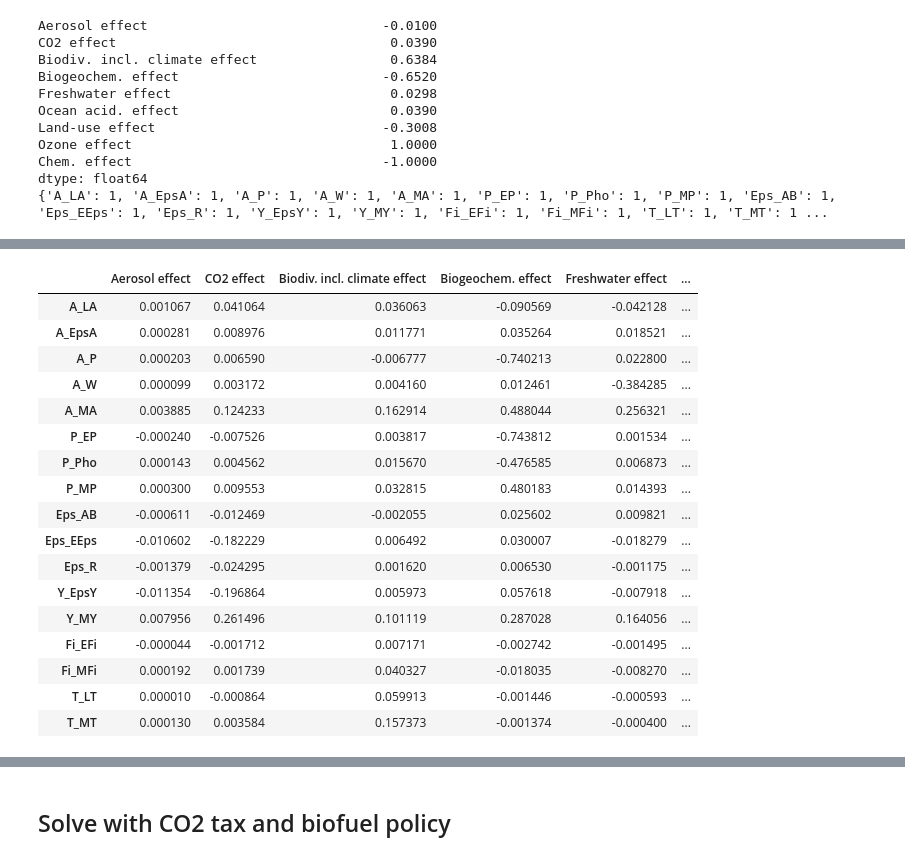
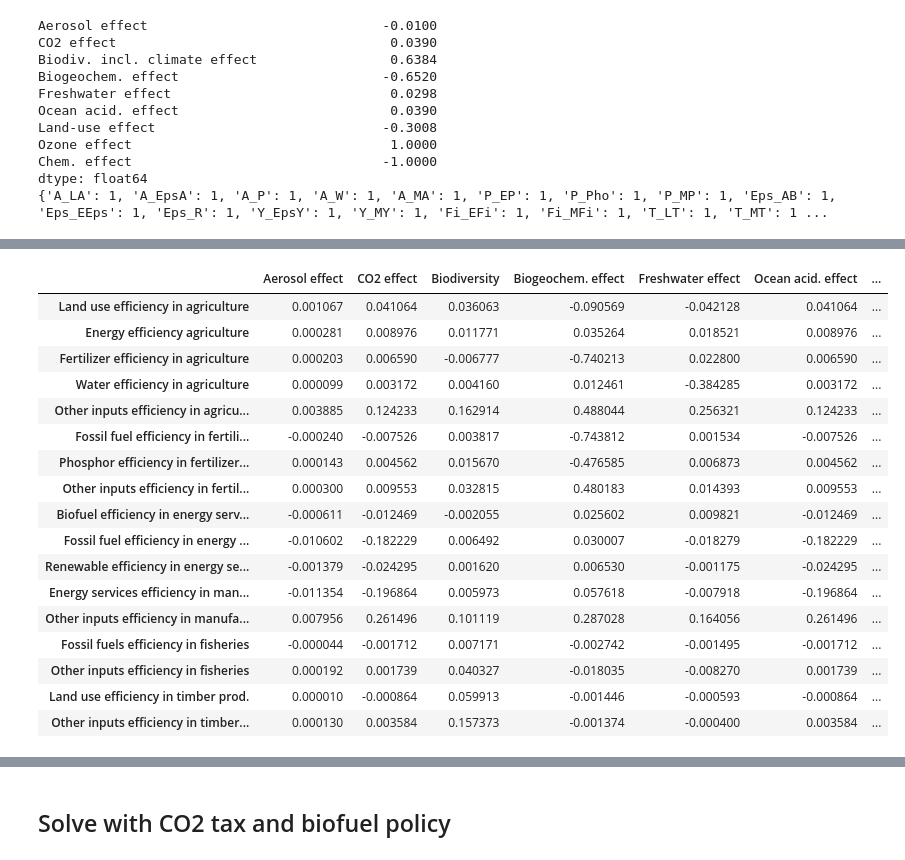
Before and after one commit to gustavengstrom/pbtech, a Jupyter notebook: PB-simulation_Nature_Communications - Final.ipynb, the cells around one changed output, grey strips where cells are left out. Saved outputs shown, nothing was run; the diff lists cells and outputs as text; code cells hidden in the pictures.

```diff
--- a/PB-simulation_Nature_Communications - Final.ipynb
+++ b/PB-simulation_Nature_Communications - Final.ipynb
@@ -127,8 +141,15 @@ for combo in tqdm(combinations[1:], total=len(combinations)):
         print(combo)
     elif all([s < 0 for s in list(pb_sum)[0:7]]):
         good_for_pb_combos_exclude_ozone_chem.append(combo)
-    print(combo)
-    print(pb_sum)
-    break
+    #print(combo)
+    #print(pb_sum)
+    #break
+
+[False False False  True  True False  True]
+[False False False  True  True False  True]
+[False  True False  True  True  True False]
+[False False False  True  True False  True]
+[False False False  True  True False  True]
+[False  True False  True  True  True False]
 # %% [output]
 Number of combinations:  131072
@@ -183,11 +210,13 @@ from matplotlib.colors import LinearSegmentedColormap
 
 # Calculate how each resp tech change efffects PB´s
 prod_change = {}
-for k, v in sm.prod_change_dict.items():
+for ii, (k, v) in enumerate(sm.prod_change_dict.items()):
     sm.prod_change_dict[k] = 1
     df_carbontax_quantities, df_carbontax_prices = sm.gen_results(
         robust_check=False, biofuel_tax=0
     )
+    if ii==0:
+        dfc=df_carbontax_quantities
     pb = sm.pb_effects(df_carbontax_quantities)
     sm.prod_change_dict[k] = 0
     pb_sum = pb[pb.columns[4:]].sum()
@@ -251,13 +280,17 @@ def background_with_norm(s):
             for c in cmap(norm(s.values))
         ]
 
-
+df = df.rename(columns={"Biodiv. incl. climate effect":"Biodiversity"})
 df["Ozone effect"] = df[["Ozone effect"]].astype(int)
 df["Chem. effect"] = df[["Chem. effect"]].astype(int)
-dfs = df.style.apply(background_with_norm).format(
-    "{:,}", subset=["Ozone effect", "Chem. effect"]
-)
+df = df.iloc[:,0:7]
+df.index = list(tech_param_desc.values())
+dfs = df.style.apply(background_with_norm)
+#.format(
+#    "{:,}", subset=["Ozone effect", "Chem. effect"]
+#)
 
-dfi.export(dfs, "styled_table.png")
+
+dfi.export(dfs, "styled_table.png", table_conversion='matplotlib')
 dfs
 # %% [output]
@@ -265,18 +314,18 @@ dfs
-|  | Aerosol effect | CO2 effect | Biodiv. incl. climate effect | Biogeochem. effect | Freshwater effect | ... |
-| A_LA | 0.001067 | 0.041064 | 0.036063 | -0.090569 | -0.042128 | ... |
-| A_EpsA | 0.000281 | 0.008976 | 0.011771 | 0.035264 | 0.018521 | ... |
-| A_P | 0.000203 | 0.006590 | -0.006777 | -0.740213 | 0.022800 | ... |
-| A_W | 0.000099 | 0.003172 | 0.004160 | 0.012461 | -0.384285 | ... |
-| A_MA | 0.003885 | 0.124233 | 0.162914 | 0.488044 | 0.256321 | ... |
-| P_EP | -0.000240 | -0.007526 | 0.003817 | -0.743812 | 0.001534 | ... |
-| P_Pho | 0.000143 | 0.004562 | 0.015670 | -0.476585 | 0.006873 | ... |
-| P_MP | 0.000300 | 0.009553 | 0.032815 | 0.480183 | 0.014393 | ... |
-| Eps_AB | -0.000611 | -0.012469 | -0.002055 | 0.025602 | 0.009821 | ... |
-| Eps_EEps | -0.010602 | -0.182229 | 0.006492 | 0.030007 | -0.018279 | ... |
-| Eps_R | -0.001379 | -0.024295 | 0.001620 | 0.006530 | -0.001175 | ... |
-| Y_EpsY | -0.011354 | -0.196864 | 0.005973 | 0.057618 | -0.007918 | ... |
-| Y_MY | 0.007956 | 0.261496 | 0.101119 | 0.287028 | 0.164056 | ... |
-| Fi_EFi | -0.000044 | -0.001712 | 0.007171 | -0.002742 | -0.001495 | ... |
-| Fi_MFi | 0.000192 | 0.001739 | 0.040327 | -0.018035 | -0.008270 | ... |
-| T_LT | 0.000010 | -0.000864 | 0.059913 | -0.001446 | -0.000593 | ... |
-| T_MT | 0.000130 | 0.003584 | 0.157373 | -0.001374 | -0.000400 | ... |
+|  | Aerosol effect | CO2 effect | Biodiversity | Biogeochem. effect | Freshwater effect | Ocean acid. effect | ... |
+| Land use efficiency in agriculture | 0.001067 | 0.041064 | 0.036063 | -0.090569 | -0.042128 | 0.041064 | ... |
+| Energy efficiency agriculture | 0.000281 | 0.008976 | 0.011771 | 0.035264 | 0.018521 | 0.008976 | ... |
+| Fertilizer efficiency in agriculture | 0.000203 | 0.006590 | -0.006777 | -0.740213 | 0.022800 | 0.006590 | ... |
+| Water efficiency in agriculture | 0.000099 | 0.003172 | 0.004160 | 0.012461 | -0.384285 | 0.003172 | ... |
+| Other inputs efficiency in agricu... | 0.003885 | 0.124233 | 0.162914 | 0.488044 | 0.256321 | 0.124233 | ... |
+| Fossil fuel efficiency in fertili... | -0.000240 | -0.007526 | 0.003817 | -0.743812 | 0.001534 | -0.007526 | ... |
+| Phosphor efficiency in fertilizer... | 0.000143 | 0.004562 | 0.015670 | -0.476585 | 0.006873 | 0.004562 | ... |
+| Other inputs efficiency in fertil... | 0.000300 | 0.009553 | 0.032815 | 0.480183 | 0.014393 | 0.009553 | ... |
+| Biofuel efficiency in energy serv... | -0.000611 | -0.012469 | -0.002055 | 0.025602 | 0.009821 | -0.012469 | ... |
+| Fossil fuel efficiency in energy ... | -0.010602 | -0.182229 | 0.006492 | 0.030007 | -0.018279 | -0.182229 | ... |
+| Renewable efficiency in energy se... | -0.001379 | -0.024295 | 0.001620 | 0.006530 | -0.001175 | -0.024295 | ... |
+| Energy services efficiency in man... | -0.011354 | -0.196864 | 0.005973 | 0.057618 | -0.007918 | -0.196864 | ... |
+| Other inputs efficiency in manufa... | 0.007956 | 0.261496 | 0.101119 | 0.287028 | 0.164056 | 0.261496 | ... |
+| Fossil fuels efficiency in fisheries | -0.000044 | -0.001712 | 0.007171 | -0.002742 | -0.001495 | -0.001712 | ... |
+| Other inputs efficiency in fisheries | 0.000192 | 0.001739 | 0.040327 | -0.018035 | -0.008270 | 0.001739 | ... |
+| Land use efficiency in timber prod. | 0.000010 | -0.000864 | 0.059913 | -0.001446 | -0.000593 | -0.000864 | ... |
+| Other inputs efficiency in timber... | 0.000130 | 0.003584 | 0.157373 | -0.001374 | -0.000400 | 0.003584 | ... |
```
Also changed, not shown: parts of 9 cells of this notebook, 56 other files.
